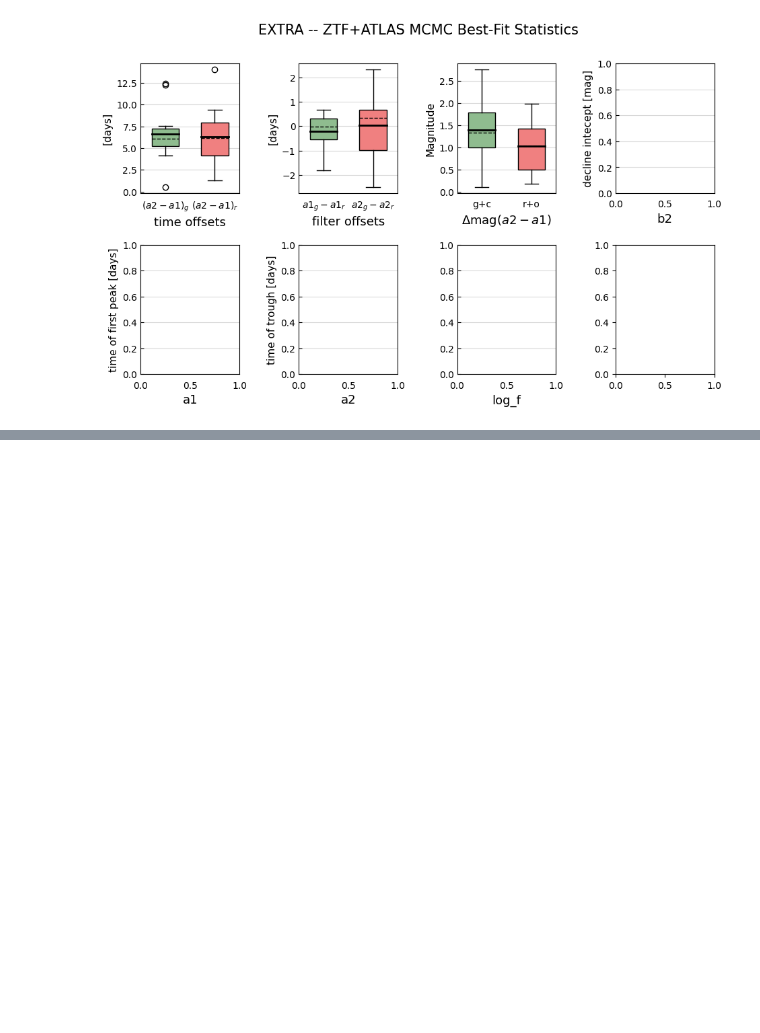
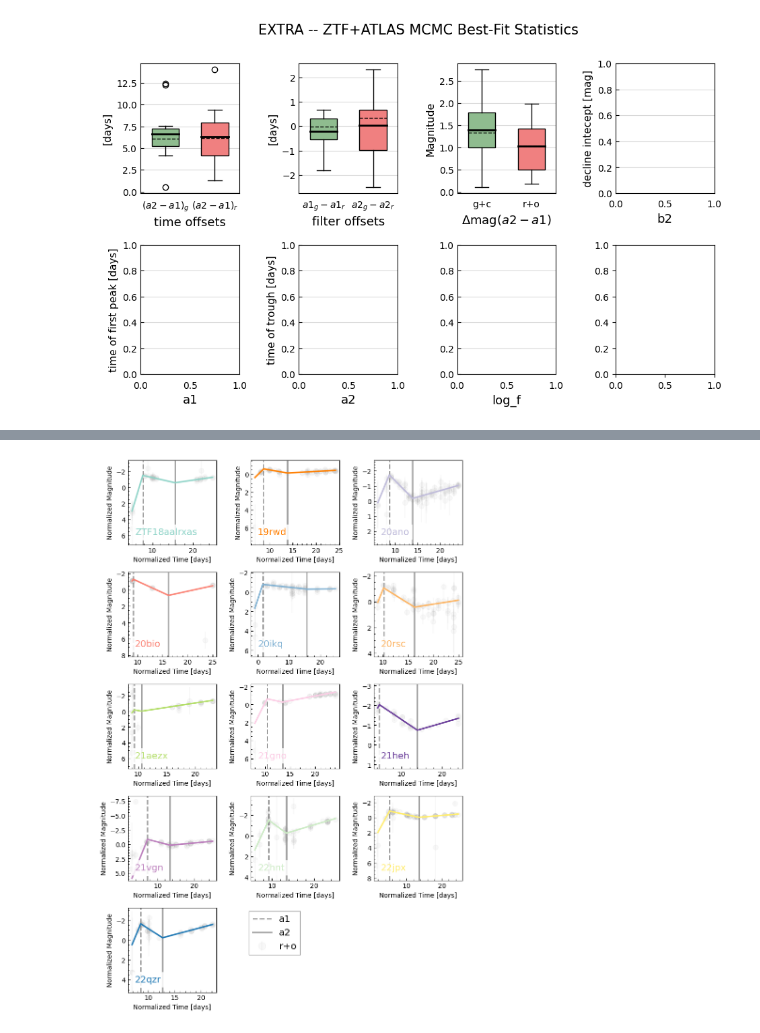
Before and after one commit to aec3675/ztf_IIb, a Jupyter notebook: make_mcmc_plots.ipynb, the cells around one changed output, grey strips where cells are left out. Drawn from its saved outputs; the diff is of its cells as text; code cells hidden in the pictures; blank space fills up the shorter version.

```diff
--- a/make_mcmc_plots.ipynb
+++ b/make_mcmc_plots.ipynb
@@ -712,0 +746,44 @@ plt.savefig(SAVE_DIR+'/figures/mean_mcmc_fits_r.png')
+# %%
+plot_names = ['ZTF18aalrxas', '19rwd', '20ano','20bio','20ikq','20rsc','21aezx','21gno','21heh','21vgn','22hnt','22jpx','22qzr']
+fig, axs = plt.subplots(5,3, figsize=(8,12))
+locs = [[0,0],[0,1],[0,2],[1,0],[1,1],[1,2],[2,0],[2,1],[2,2],[3,0],[3,1],[3,2],[4,0],[4,1],[4,2]]
+
+for i,df in enumerate(df_sub_ls):
+    df_str = df_str_list[i]
+    r_df = df[(df['filter']=='ZTF_r') | (df['filter']=='o')]
+    x_plt = np.arange(min(r_df['norm_t']),max(r_df['norm_t']),0.01)
+
+    best = np.array(all_fits_r[i]).T[0] #bestfit values
+    lower_bound = np.array(all_fits_r[i]).T[0] - np.array(all_fits_r[i]).T[1] #50th ptile - diff_16ptile
+    upper_bound = np.array(all_fits_r[i]).T[0] + np.array(all_fits_r[i]).T[2] #50th ptile + diff_84ptile
+    a1s.append(best[-3])
+    a2s.append(best[-2])
+
+    #plotting mcmc results
+    axs[locs[i][0],locs[i][1]].plot(x_plt, np.array([model(best, v, r1=r1_bool_dict['r'][df_str]) for v in x_plt]), c=colors[i], label=plot_names[i], linewidth=2.25)# linestyle=ls[i])
+    axs[locs[i][0],locs[i][1]].axvline(float(bestfit_df[bestfit_df['SN_ID']==df_str]['a1_r']), color='gray', linestyle='--',zorder=1, linewidth=2, alpha=0.8, label='a1')
+    axs[locs[i][0],locs[i][1]].axvline(float(bestfit_df[bestfit_df['SN_ID']==df_str]['a2_r']), color='gray', zorder=1, linewidth=2, alpha=0.8, label='a2')
+
+    #plotting ztf data
+    x,y,yerr = np.array(r_df['norm_t']),np.array(r_df['norm_m']),np.array(r_df['mag_err_all'])
+    axs[locs[i][0],locs[i][1]].errorbar(x, y, yerr, linestyle='', marker='.', color='gray', alpha=0.05, markersize=15, zorder=0, label='r+o') #ztf errors,
+
+    bbox = dict(facecolor='white', edgecolor='white',alpha=0.85)
+    axs[locs[i][0],locs[i][1]].annotate(plot_names[i],xy=(0.08,0.12),xycoords='axes fraction',color=colors[i],fontsize=14, bbox=bbox)
+
+    axs[locs[i][0],locs[i][1]].set_xlabel('Normalized Time [days]')
+    axs[locs[i][0],locs[i][1]].set_ylabel('Normalized Magnitude')
+    axs[locs[i][0],locs[i][1]].set_ylim(max(y)+2, min(y)-1)
+    axs[locs[i][0],locs[i][1]].xaxis.set_minor_locator(AutoMinorLocator())
+    axs[locs[i][0],locs[i][1]].yaxis.set_minor_locator(AutoMinorLocator())
+    axs[locs[i][0],locs[i][1]].tick_params(which="both",top=False, labeltop=False, bottom=True, labelbottom=True, left=True, right=False, direction="in",zorder=0)
+
+axs[4,1].axis("off")
+axs[4,2].axis("off")
+handles, labels = axs[4,0].get_legend_handles_labels()
+fig.legend(handles[1:], labels[1:], loc='center left', bbox_to_anchor=(0.4, 0.15),fontsize='x-large',markerscale=1.5,
+                frameon=True,fancybox=False,framealpha=1.0,edgecolor='darkgray')
+plt.tight_layout()
+plt.savefig(SAVE_DIR+'/figures/individ_mcmc_r_fits_subplot.png', dpi=300)
+# %% [output]
+[figure, added]
```
Also changed, not shown: parts of 8 cells of this notebook, 5 other files.
